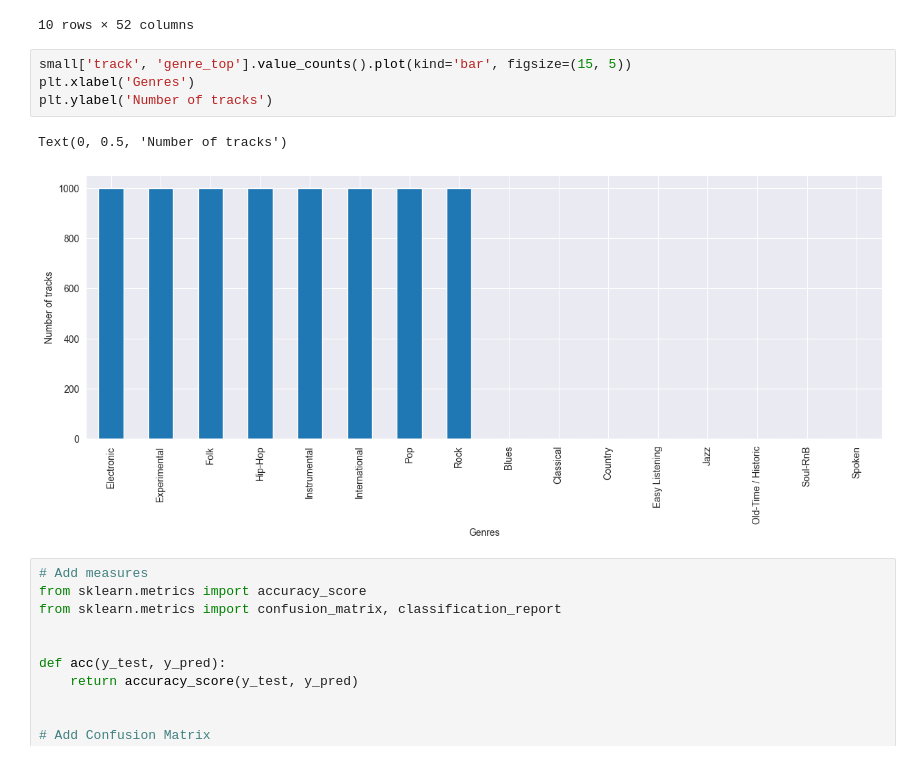
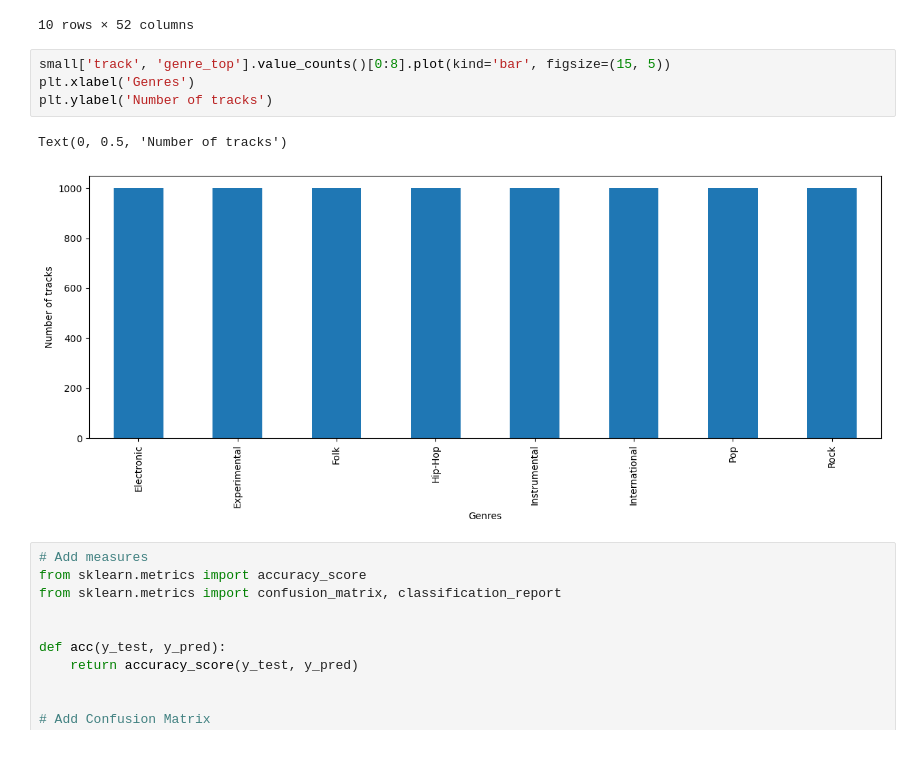
Before and after one commit to KlaudiaKromolowska/MOW2-project, a Jupyter notebook: mow2.ipynb, the cells around one changed output. Cells and saved outputs as stored; diff of their text form.

```diff
--- a/mow2.ipynb
+++ b/mow2.ipynb
@@ -100,12 +105,12 @@ small.head(10)
 | 194 | 0 | 2008-11-26 01:52:31 | 2009-01-07 | NaN | 0 | 84 | <p><em>Blue Piano</em> is an unre... | 12333 | NaN | ... |
 10 rows × 52 columns
 # %%
-small['track', 'genre_top'].value_counts().plot(kind='bar', figsize=(15, 5))
+small['track', 'genre_top'].value_counts()[0:8].plot(kind='bar', figsize=(15, 5))
 plt.xlabel('Genres')
 plt.ylabel('Number of tracks')
 # %% [output]
 Text(0, 0.5, 'Number of tracks')
-[figure, old version]
+[figure, new version]
 # %%
 # Add measures
 from sklearn.metrics import accuracy_score
```
Also changed, not shown: parts of 8 cells of this notebook, 1 other file.
